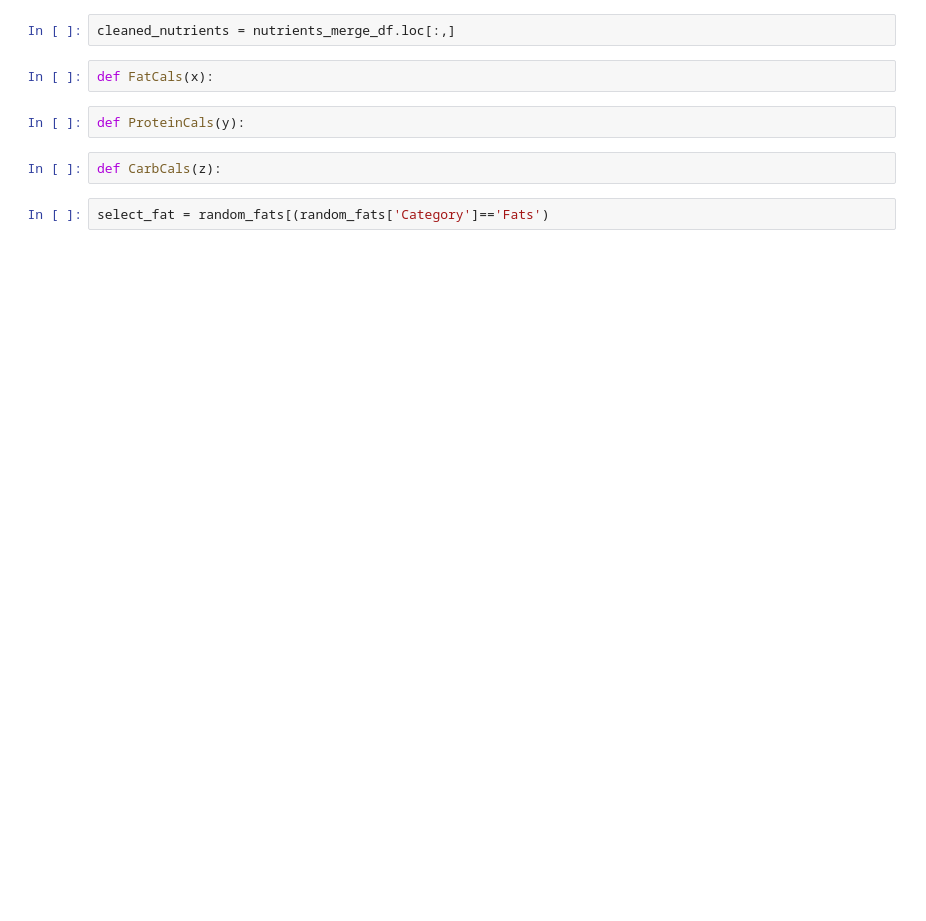
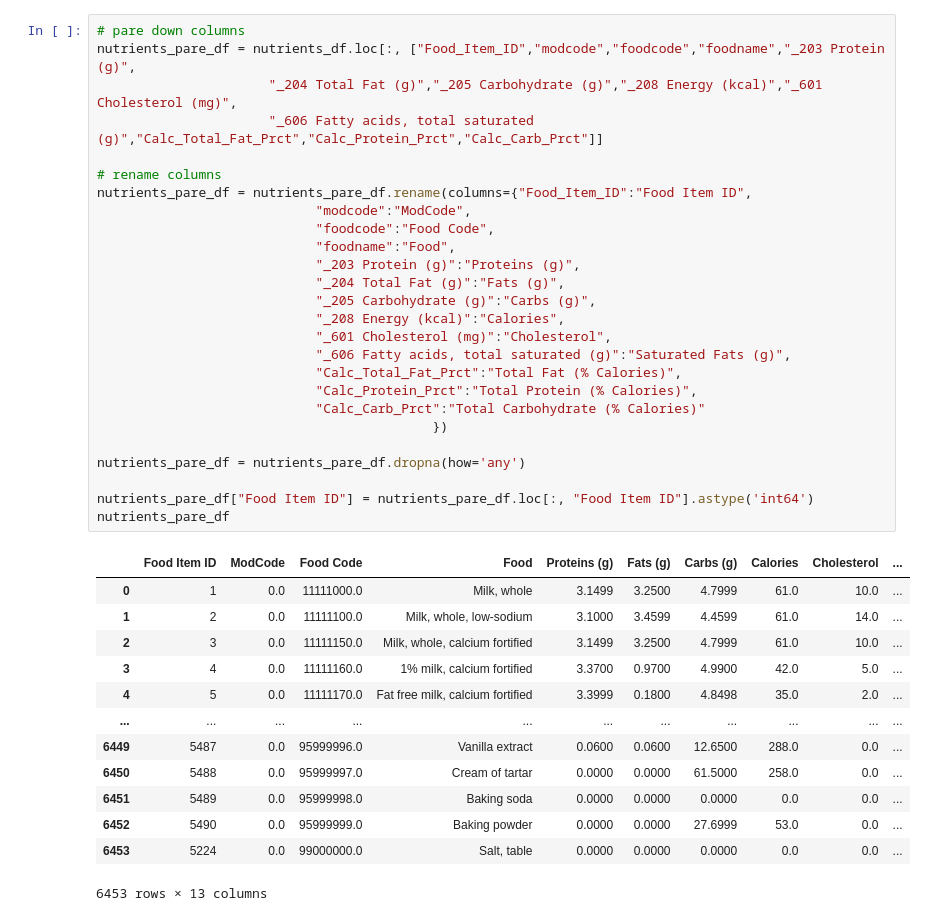
Before and after one commit to seanhoffman76/Project1, a Jupyter notebook: sh_nutrition_merge.ipynb, the cells around one changed output. Cells and saved outputs as stored; diff of their text form; blank space fills up the shorter version.

```diff
--- a/sh_nutrition_merge.ipynb
+++ b/sh_nutrition_merge.ipynb
@@ -59,10 +15,40 @@ nutrients_merge_df.head()
-# %%
-cleaned_nutrients = nutrients_merge_df.loc[:,]
-# %%
-def FatCals(x):
-# %%
-def ProteinCals(y):
-# %%
-def CarbCals(z):
-# %%
-select_fat = random_fats[(random_fats['Category']=='Fats')
+# %%
+# pare down columns
+nutrients_pare_df = nutrients_df.loc[:, ["Food_Item_ID","modcode","foodcode","foodname","_203 Protein (g)",
+                      "_204 Total Fat (g)","_205 Carbohydrate (g)","_208 Energy (kcal)","_601 Cholesterol (mg)",
+                      "_606 Fatty acids, total saturated (g)","Calc_Total_Fat_Prct","Calc_Protein_Prct","Calc_Carb_Prct"]]
+
+# rename columns
+nutrients_pare_df = nutrients_pare_df.rename(columns={"Food_Item_ID":"Food Item ID",
+                            "modcode":"ModCode",
+                            "foodcode":"Food Code",
+                            "foodname":"Food",
+                            "_203 Protein (g)":"Proteins (g)",
+                            "_204 Total Fat (g)":"Fats (g)",
+                            "_205 Carbohydrate (g)":"Carbs (g)",
+                            "_208 Energy (kcal)":"Calories",
+                            "_601 Cholesterol (mg)":"Cholesterol",
+                            "_606 Fatty acids, total saturated (g)":"Saturated Fats (g)",
+                            "Calc_Total_Fat_Prct":"Total Fat (% Calories)",
+                            "Calc_Protein_Prct":"Total Protein (% Calories)",
+                            "Calc_Carb_Prct":"Total Carbohydrate (% Calories)"
+                                           })
+
+nutrients_pare_df = nutrients_pare_df.dropna(how='any')
+
+nutrients_pare_df["Food Item ID"] = nutrients_pare_df.loc[:, "Food Item ID"].astype('int64')
+nutrients_pare_df
+# %% [output]
+|  | Food Item ID | ModCode | Food Code | Food | Proteins (g) | Fats (g) | Carbs (g) | Calories | Cholesterol | ... |
+| 0 | 1 | 0.0 | 11111000.0 | Milk, whole | 3.1499 | 3.2500 | 4.7999 | 61.0 | 10.0 | ... |
+| 1 | 2 | 0.0 | 11111100.0 | Milk, whole, low-sodium | 3.1000 | 3.4599 | 4.4599 | 61.0 | 14.0 | ... |
+| 2 | 3 | 0.0 | 11111150.0 | Milk, whole, calcium fortified | 3.1499 | 3.2500 | 4.7999 | 61.0 | 10.0 | ... |
+| 3 | 4 | 0.0 | 11111160.0 | 1% milk, calcium fortified | 3.3700 | 0.9700 | 4.9900 | 42.0 | 5.0 | ... |
+| 4 | 5 | 0.0 | 11111170.0 | Fat free milk, calcium fortified | 3.3999 | 0.1800 | 4.8498 | 35.0 | 2.0 | ... |
+| ... | ... | ... | ... | ... | ... | ... | ... | ... | ... | ... |
+| 6449 | 5487 | 0.0 | 95999996.0 | Vanilla extract | 0.0600 | 0.0600 | 12.6500 | 288.0 | 0.0 | ... |
+| 6450 | 5488 | 0.0 | 95999997.0 | Cream of tartar | 0.0000 | 0.0000 | 61.5000 | 258.0 | 0.0 | ... |
+| 6451 | 5489 | 0.0 | 95999998.0 | Baking soda | 0.0000 | 0.0000 | 0.0000 | 0.0 | 0.0 | ... |
+| 6452 | 5490 | 0.0 | 95999999.0 | Baking powder | 0.0000 | 0.0000 | 27.6999 | 53.0 | 0.0 | ... |
+| 6453 | 5224 | 0.0 | 99000000.0 | Salt, table | 0.0000 | 0.0000 | 0.0000 | 0.0 | 0.0 | ... |
+6453 rows × 13 columns
```
Also changed, not shown: parts of 21 cells of this notebook, 2 other files.
